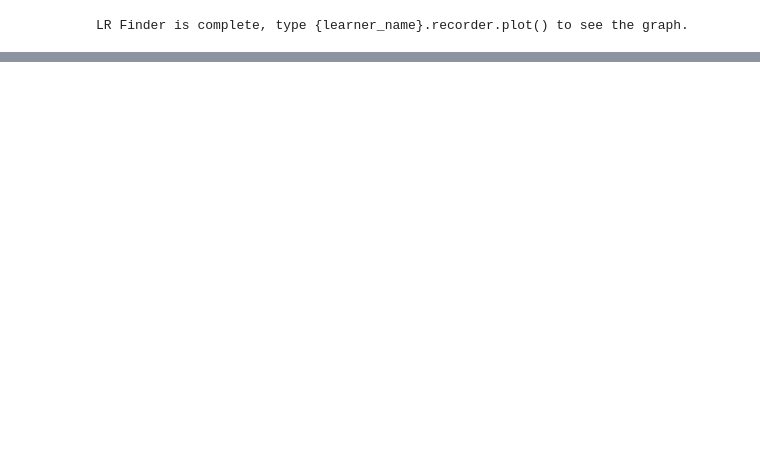
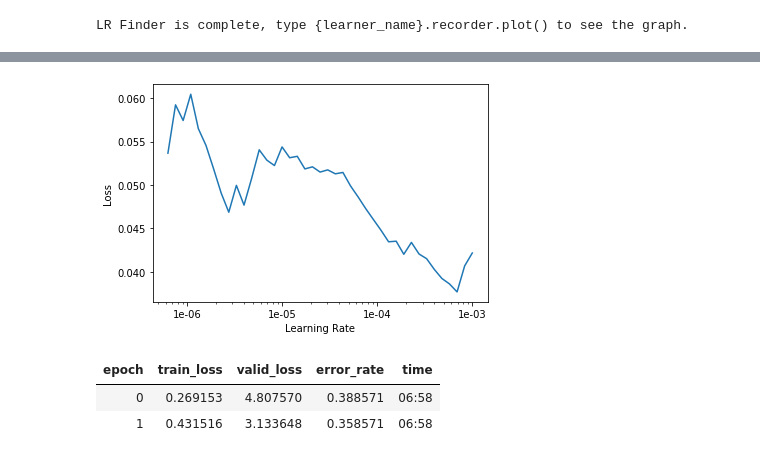
Before and after one commit to politeles/ImageClassification, a Jupyter notebook: ppmi.ipynb, the cells around one changed output, grey strips where cells are left out. Saved outputs shown, nothing was run; the diff lists cells and outputs as text; code cells hidden in the pictures; blank space fills up the shorter version.

```diff
--- a/ppmi.ipynb
+++ b/ppmi.ipynb
@@ -132,0 +179,2 @@ interp.plot_confusion_matrix()
+# %%
+learn.fit_one_cycle(4)
@@ -132,0 +198,12 @@ interp.plot_confusion_matrix()
+# %%
+# If the plot is not showing try to give a start and end learning rate
+# learn.lr_find(start_lr=1e-5, end_lr=1e-1)
+learn.recorder.plot()
+# %% [output]
+[figure, added]
+# %%
+learn.fit_one_cycle(2, max_lr=slice(3e-4,3e-3))
+# %% [output]
+| epoch | train_loss | valid_loss | error_rate | time |
+| 0 | 0.269153 | 4.807570 | 0.388571 | 06:58 |
+| 1 | 0.431516 | 3.133648 | 0.358571 | 06:58 |
```
Also changed, not shown: parts of 20 cells of this notebook.
